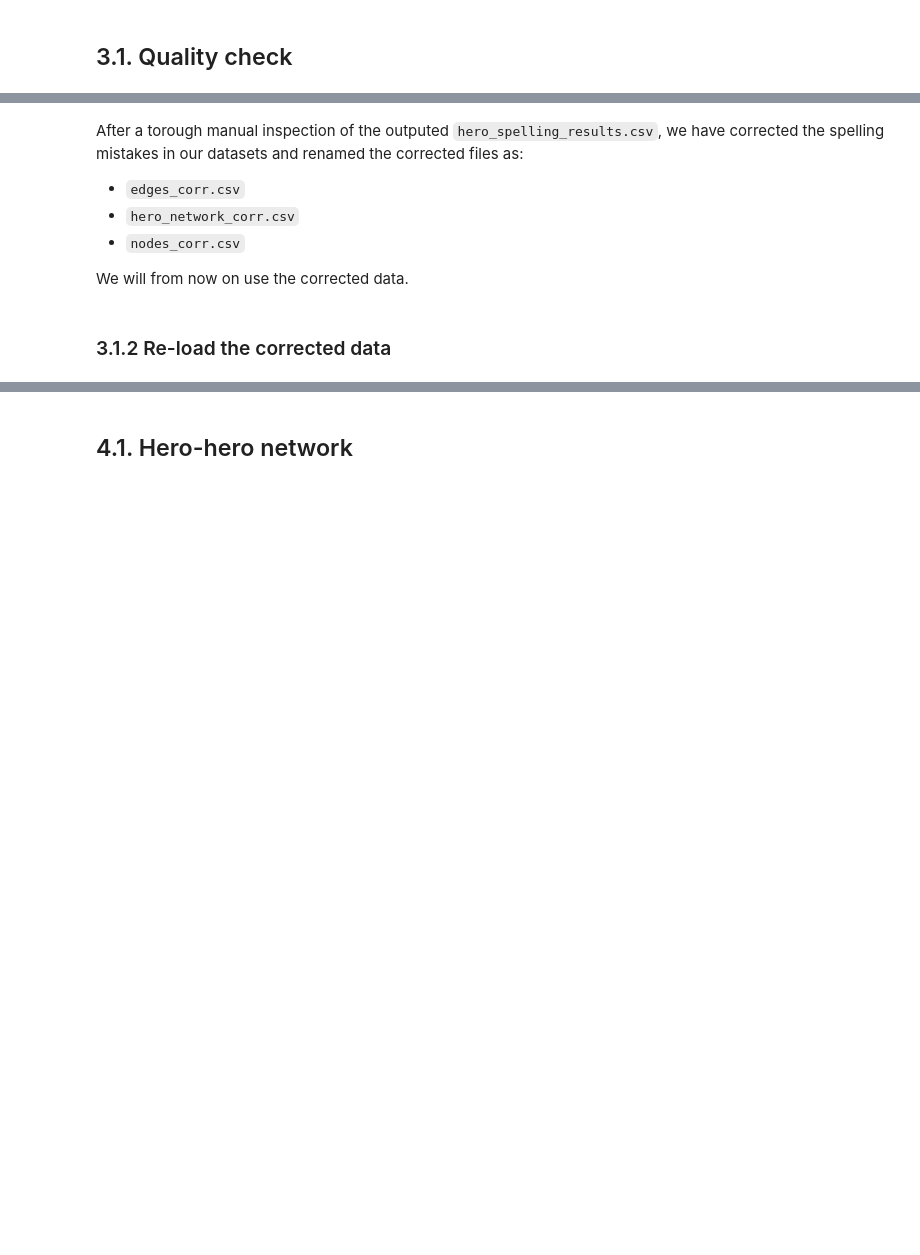
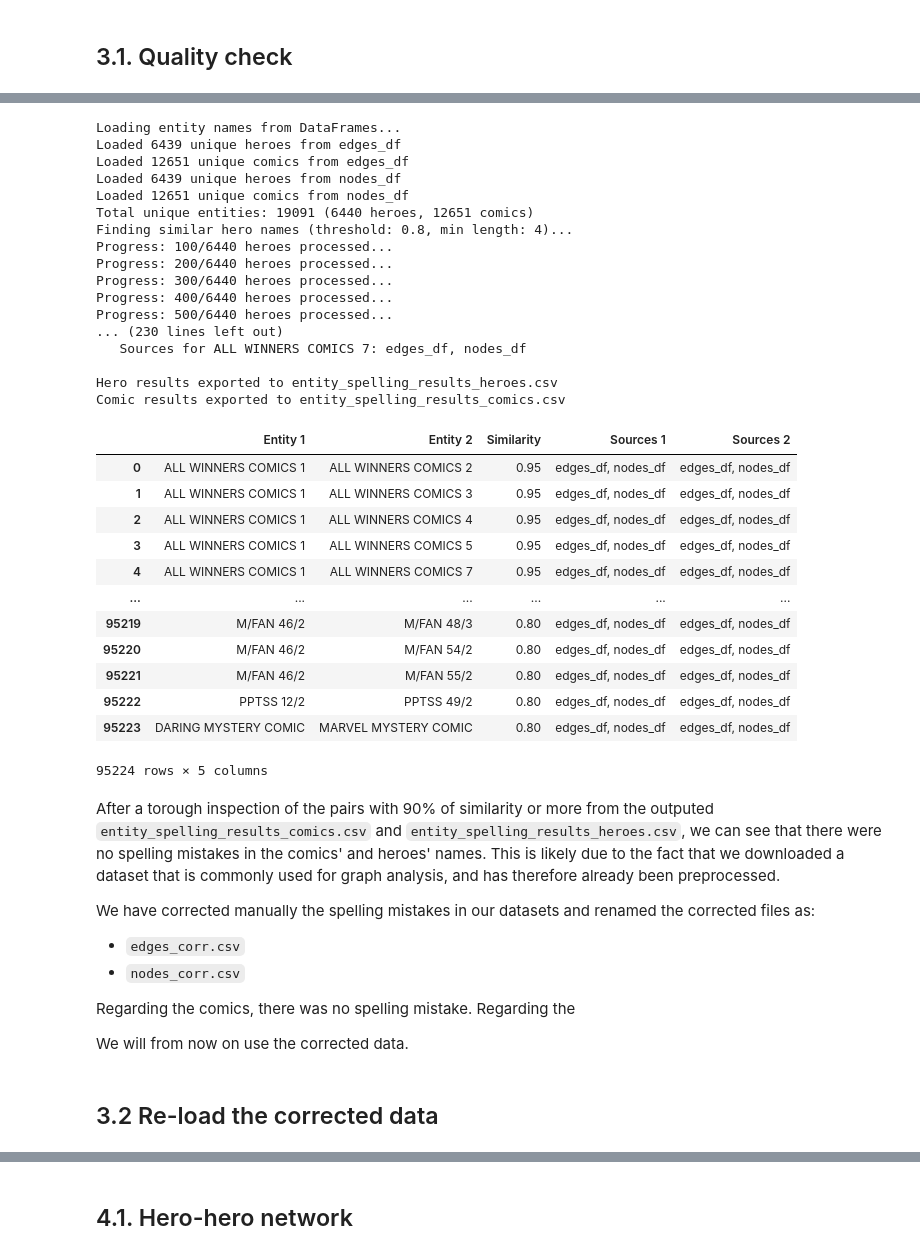
Before and after one commit to Konpyuuta/social-media-analytics, a Jupyter notebook: final_marvel_project.ipynb, the cells around one changed output, grey strips where cells are left out. Cells and saved outputs as stored; diff of their text form; code cells hidden in the pictures; blank space fills up the shorter version.

```diff
--- a/final_marvel_project.ipynb
+++ b/final_marvel_project.ipynb
@@ -98,3 +106,7 @@ AttributeError: 'list' object has no attribute 'head'
+# %%
+#load data manually if neo4j is not available
+nodes_df = pd.read_csv('Data/nodes.csv')
+edges_df = pd.read_csv('Data/edges.csv')
 # %% [markdown]
 # 3. Data Quality and Preprocessing
 # %% [markdown]
@@ -283,5 +117,0 @@ def run_analysis_with_dfs(edges_df, hero_network_df, nodes_df):
-# %%
-
-similar_pairs = run_analysis_with_dfs(edges_df, hero_network_df, nodes_df)
-results_df = pd.DataFrame(similar_pairs)
-results_df.head()
@@ -641,0 +118,6 @@ Total rows in original file: 574467
+# %%
+# Configuration
+SIMILARITY_THRESHOLD = 0.8  # Minimum similarity to consider (0-1)
+MIN_NAME_LENGTH = 4  # Minimum name length to compare
+OUTPUT_PREFIX = 'entity_spelling_results'  # Output file prefix
+RESULT_LIMIT = None  # Limit number of results (None for all)
@@ -642,11 +415,51 @@ Total rows in original file: 574467
+# %%
+results = run_analysis_with_dfs(edges_df, nodes_df)
+
+results['similar_pairs']  # All similar pairs
+results['hero_results_df']  # DataFrame with hero results
+results['comic_results_df']  # DataFrame with comic results
+# %% [output]
+Loading entity names from DataFrames...
+Loaded 6439 unique heroes from edges_df
+Loaded 12651 unique comics from edges_df
+Loaded 6439 unique heroes from nodes_df
+Loaded 12651 unique comics from nodes_df
+Total unique entities: 19091 (6440 heroes, 12651 comics)
+Finding similar hero names (threshold: 0.8, min length: 4)...
+Progress: 100/6440 heroes processed...
+Progress: 200/6440 heroes processed...
+Progress: 300/6440 heroes processed...
+Progress: 400/6440 heroes processed...
+Progress: 500/6440 heroes processed...
+... (230 lines left out)
+   Sources for ALL WINNERS COMICS 7: edges_df, nodes_df
+
+Hero results exported to entity_spelling_results_heroes.csv
+Comic results exported to entity_spelling_results_comics.csv
+|  | Entity 1 | Entity 2 | Similarity | Sources 1 | Sources 2 |
+| 0 | ALL WINNERS COMICS 1 | ALL WINNERS COMICS 2 | 0.95 | edges_df, nodes_df | edges_df, nodes_df |
+| 1 | ALL WINNERS COMICS 1 | ALL WINNERS COMICS 3 | 0.95 | edges_df, nodes_df | edges_df, nodes_df |
+| 2 | ALL WINNERS COMICS 1 | ALL WINNERS COMICS 4 | 0.95 | edges_df, nodes_df | edges_df, nodes_df |
+| 3 | ALL WINNERS COMICS 1 | ALL WINNERS COMICS 5 | 0.95 | edges_df, nodes_df | edges_df, nodes_df |
+| 4 | ALL WINNERS COMICS 1 | ALL WINNERS COMICS 7 | 0.95 | edges_df, nodes_df | edges_df, nodes_df |
+| ... | ... | ... | ... | ... | ... |
+| 95219 | M/FAN 46/2 | M/FAN 48/3 | 0.80 | edges_df, nodes_df | edges_df, nodes_df |
+| 95220 | M/FAN 46/2 | M/FAN 54/2 | 0.80 | edges_df, nodes_df | edges_df, nodes_df |
+| 95221 | M/FAN 46/2 | M/FAN 55/2 | 0.80 | edges_df, nodes_df | edges_df, nodes_df |
+| 95222 | PPTSS 12/2 | PPTSS 49/2 | 0.80 | edges_df, nodes_df | edges_df, nodes_df |
+| 95223 | DARING MYSTERY COMIC | MARVEL MYSTERY COMIC | 0.80 | edges_df, nodes_df | edges_df, nodes_df |
+95224 rows × 5 columns
 # %% [markdown]
-After a torough manual inspection of the outputed `hero_spelling_results.csv`, we have corrected the spelling mistakes in our datasets and renamed the corrected files as:
+After a torough inspection of the pairs with 90% of similarity or more from the outputed `entity_spelling_results_comics.csv` and `entity_spelling_results_heroes.csv`, we can see that there were no spelling mistakes in the comics' and heroes' names. This is likely due to the fact that we downloaded a dataset that is commonly used for graph analysis, and has therefore already been preprocessed.
+
+We have corrected manually the spelling mistakes in our datasets and renamed the corrected files as:
 - `edges_corr.csv`
-- `hero_network_corr.csv`
 - `nodes_corr.csv`
 
+Regarding the comics, there was no spelling mistake. Regarding the
+
 We will from now on use the corrected data.
 # %% [markdown]
-### 3.1.2 Re-load the corrected data
+## 3.2 Re-load the corrected data
 # %%
 # Load the datasets
```
Also changed, not shown: parts of 42 cells of this notebook, 5 other files.
